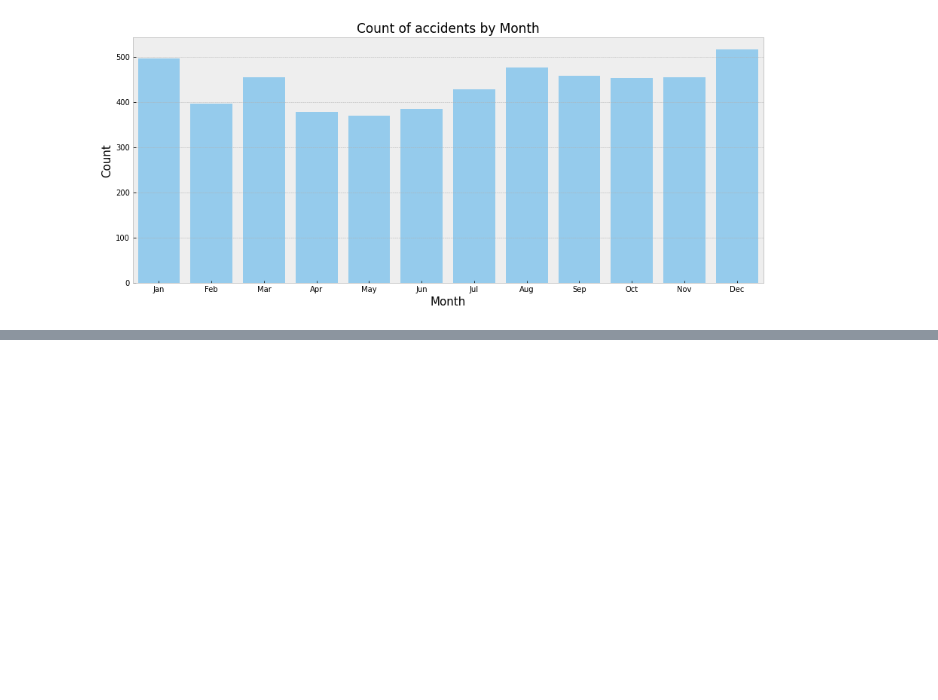
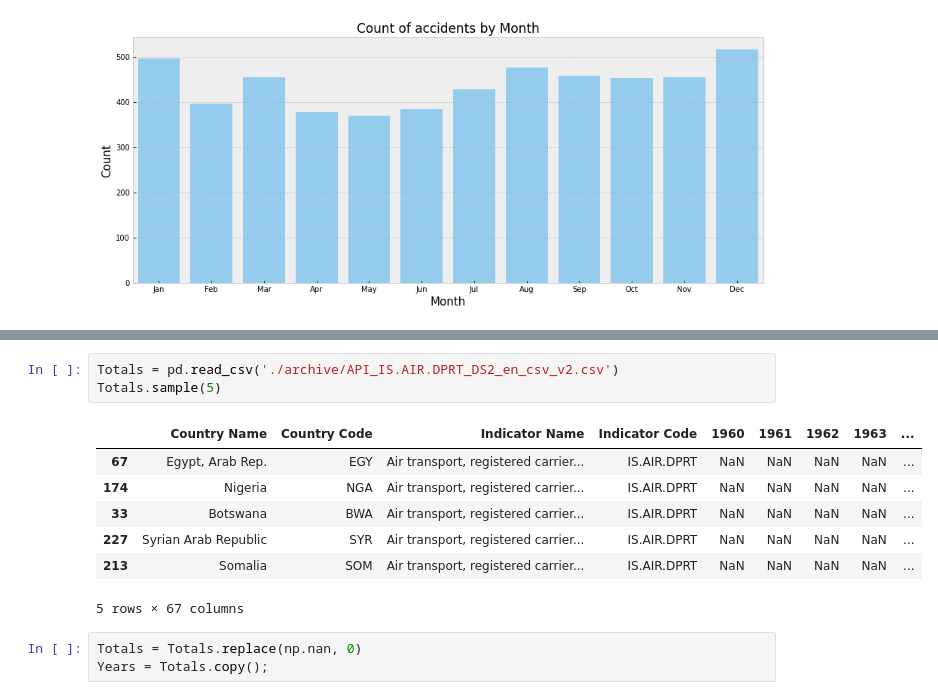
Before and after one commit to A-mangio/incidenti_aerei, a Jupyter notebook: airplaneCrashes.ipynb, the cells around one changed output, grey strips where cells are left out. Saved outputs shown, nothing was run; the diff lists cells and outputs as text; blank space fills up the shorter version.

```diff
--- a/airplaneCrashes.ipynb
+++ b/airplaneCrashes.ipynb
@@ -184,0 +183,14 @@ plt.show()
+# %%
+Totals = pd.read_csv('./archive/API_IS.AIR.DPRT_DS2_en_csv_v2.csv')
+Totals.sample(5)
+# %% [output]
+|  | Country Name | Country Code | Indicator Name | Indicator Code | 1960 | 1961 | 1962 | 1963 | ... |
+| 67 | Egypt, Arab Rep. | EGY | Air transport, registered carrier... | IS.AIR.DPRT | NaN | NaN | NaN | NaN | ... |
+| 174 | Nigeria | NGA | Air transport, registered carrier... | IS.AIR.DPRT | NaN | NaN | NaN | NaN | ... |
+| 33 | Botswana | BWA | Air transport, registered carrier... | IS.AIR.DPRT | NaN | NaN | NaN | NaN | ... |
+| 227 | Syrian Arab Republic | SYR | Air transport, registered carrier... | IS.AIR.DPRT | NaN | NaN | NaN | NaN | ... |
+| 213 | Somalia | SOM | Air transport, registered carrier... | IS.AIR.DPRT | NaN | NaN | NaN | NaN | ... |
+5 rows × 67 columns
+# %%
+Totals = Totals.replace(np.nan, 0)
+Years = Totals.copy();
```
Also changed, not shown: parts of 6 cells of this notebook.
